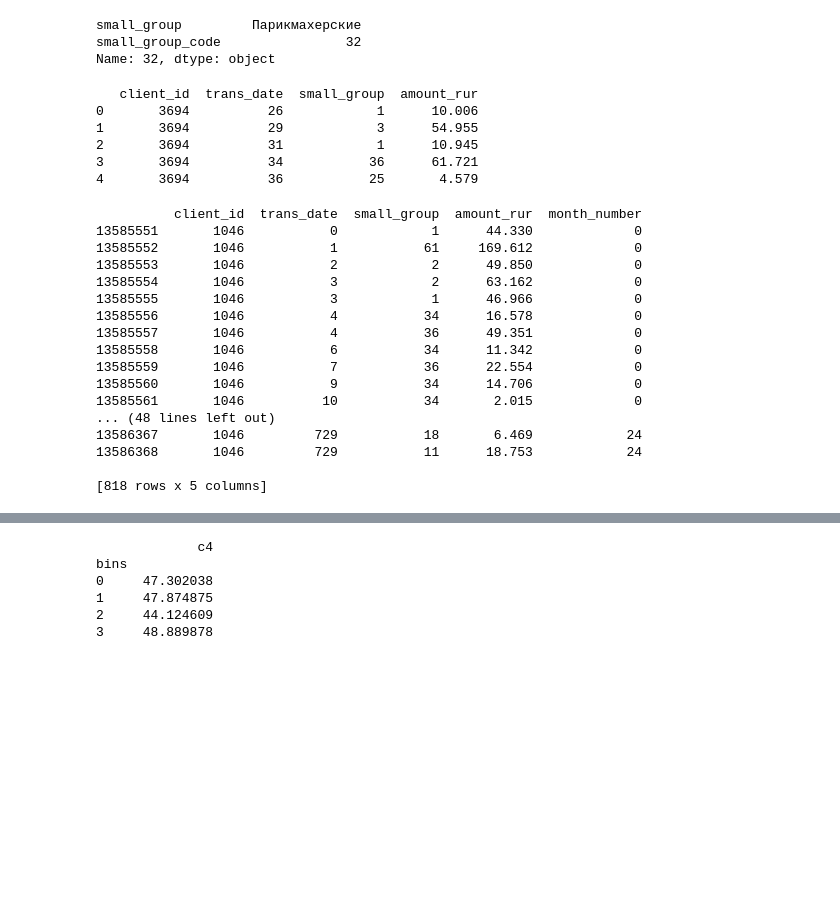
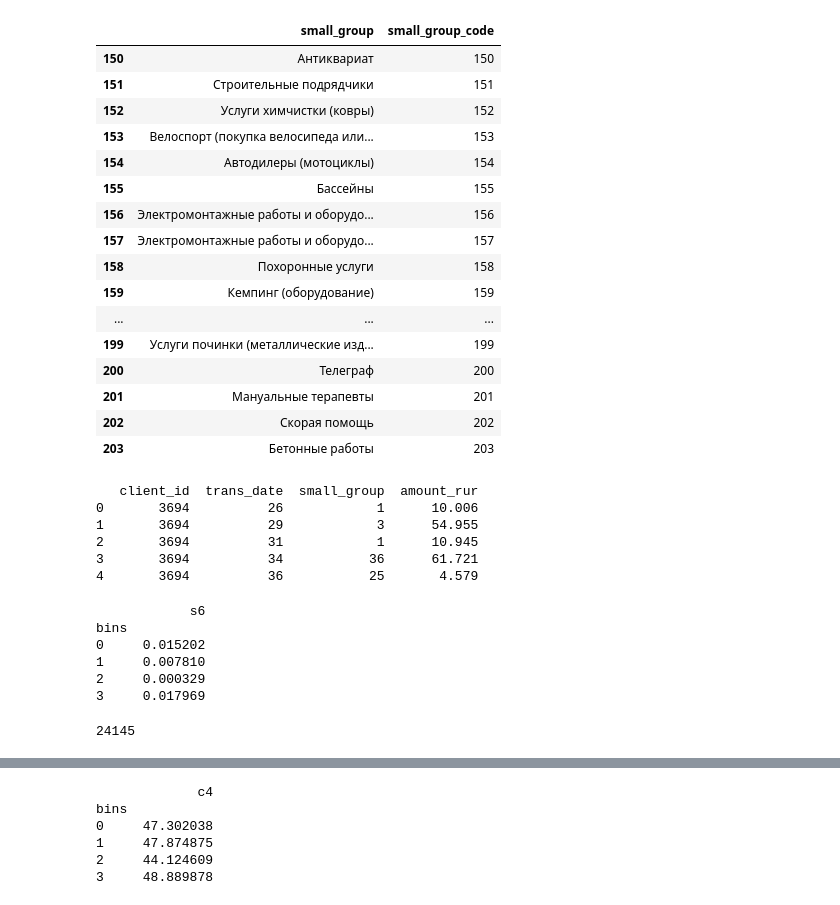
Before and after one commit to dzemidkada/onti-competition, a Jupyter notebook: src/notebooks/EDA_alexey.ipynb, the cells around one changed output, grey strips where cells are left out. Saved outputs shown, nothing was run; the diff lists cells and outputs as text; code cells hidden in the pictures; blank space fills up the shorter version.

```diff
--- a/src/notebooks/EDA_alexey.ipynb
+++ b/src/notebooks/EDA_alexey.ipynb
@@ -40,11 +48,25 @@ Wall time: 1min 29s
 train_target = ds.get_data('train_target')
 train_target.set_index('client_id', inplace=True)
 # %%
-ds.get_data('groups_desc').iloc[32]
+ds.get_data('groups_desc')[150:]
 # %% [output]
-small_group         Парикмахерские
-small_group_code                32
-Name: 32, dtype: object
+|  | small_group | small_group_code |
+| 150 | Антиквариат | 150 |
+| 151 | Строительные подрядчики | 151 |
+| 152 | Услуги химчистки (ковры) | 152 |
+| 153 | Велоспорт (покупка велосипеда или... | 153 |
+| 154 | Автодилеры (мотоциклы) | 154 |
+| 155 | Бассейны | 155 |
+| 156 | Электромонтажные работы и оборудо... | 156 |
+| 157 | Электромонтажные работы и оборудо... | 157 |
+| 158 | Похоронные услуги | 158 |
+| 159 | Кемпинг (оборудование) | 159 |
+| ... | ... | ... |
+| 199 | Услуги починки (металлические изд... | 199 |
+| 200 | Телеграф | 200 |
+| 201 | Мануальные терапевты | 201 |
+| 202 | Скорая помощь | 202 |
+| 203 | Бетонные работы | 203 |
 # %%
 train_x = ds.get_data('train_x')
 print(train_x.head())
@@ -55,29 +77,27 @@ print(train_x.head())
 2       3694          31            1      10.945
 3       3694          34           36      61.721
 4       3694          36           25       4.579
+# %%
+gr6 = train_x.groupby(['client_id']).apply(lambda x: pd.Series({'s6':
+                    (x['small_group']==169).sum()}))
+
+#gr.set_index('client_id', inplace=True)
+joined = train_target.join(gr6)
+zero =  joined.groupby('bins').agg({'s6':'mean'})
+print(zero.head())
+# %% [output]
+            s6
+bins
+0     0.015202
+1     0.007810
+2     0.000329
+3     0.017969
 # %%
 train_x['month_number'] = train_x['trans_date']//30
-# %%
-train_x.head()
-print(train_x[train_x["client_id"]==1046])
-# %% [output]
-          client_id  trans_date  small_group  amount_rur  month_number
-13585551       1046           0            1      44.330             0
-13585552       1046           1           61     169.612             0
-13585553       1046           2            2      49.850             0
-13585554       1046           3            2      63.162             0
-13585555       1046           3            1      46.966             0
-13585556       1046           4           34      16.578             0
-13585557       1046           4           36      49.351             0
-13585558       1046           6           34      11.342             0
-13585559       1046           7           36      22.554             0
-13585560       1046           9           34      14.706             0
-13585561       1046          10           34       2.015             0
-... (48 lines left out)
-13586367       1046         729           18       6.469            24
-13586368       1046         729           11      18.753            24
-
-[818 rows x 5 columns]
+# %%
+len(train_x.groupby(['client_id']))
+# %% [output]
+24145
 # %%
 #print(train_target.head())
 print(train_target.join(train_x))
```
Also changed, not shown: parts of 28 cells of this notebook.
